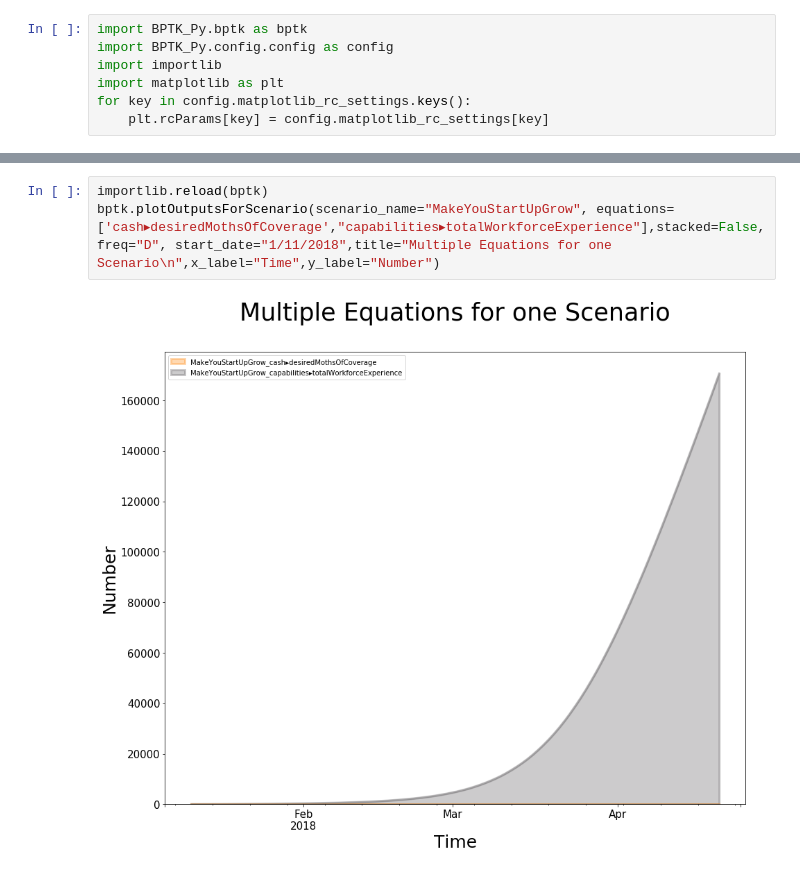
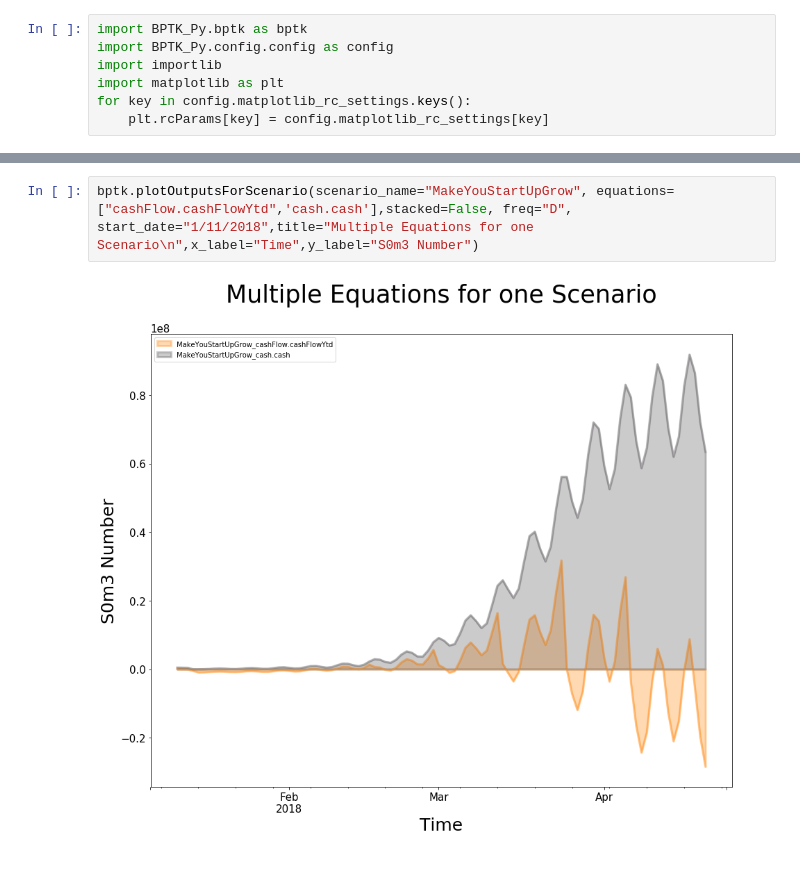
Before and after one commit to transentis/bptk_py, a Jupyter notebook: testing_API.ipynb, the cells around one changed output, grey strips where cells are left out. Drawn from its saved outputs; the diff is of its cells as text.

```diff
--- a/testing_API.ipynb
+++ b/testing_API.ipynb
@@ -8,6 +14,5 @@ for key in config.matplotlib_rc_settings.keys():
 # %%
-importlib.reload(bptk)
-bptk.plotOutputsForScenario(scenario_name="MakeYouStartUpGrow", equations=['cash▸desiredMothsOfCoverage',"capabilities▸totalWorkforceExperience"],stacked=False, freq="D", start_date="1/11/2018",title="Multiple Equations for one Scenario\n",x_label="Time",y_label="Number")
+bptk.plotOutputsForScenario(scenario_name="MakeYouStartUpGrow", equations=["cashFlow.cashFlowYtd",'cash.cash'],stacked=False, freq="D", start_date="1/11/2018",title="Multiple Equations for one Scenario\n",x_label="Time",y_label="S0m3 Number")
 # %% [output]
-[figure, old version]
+[figure, new version]
 # %%
```
Also changed, not shown: parts of 2 cells of this notebook.
